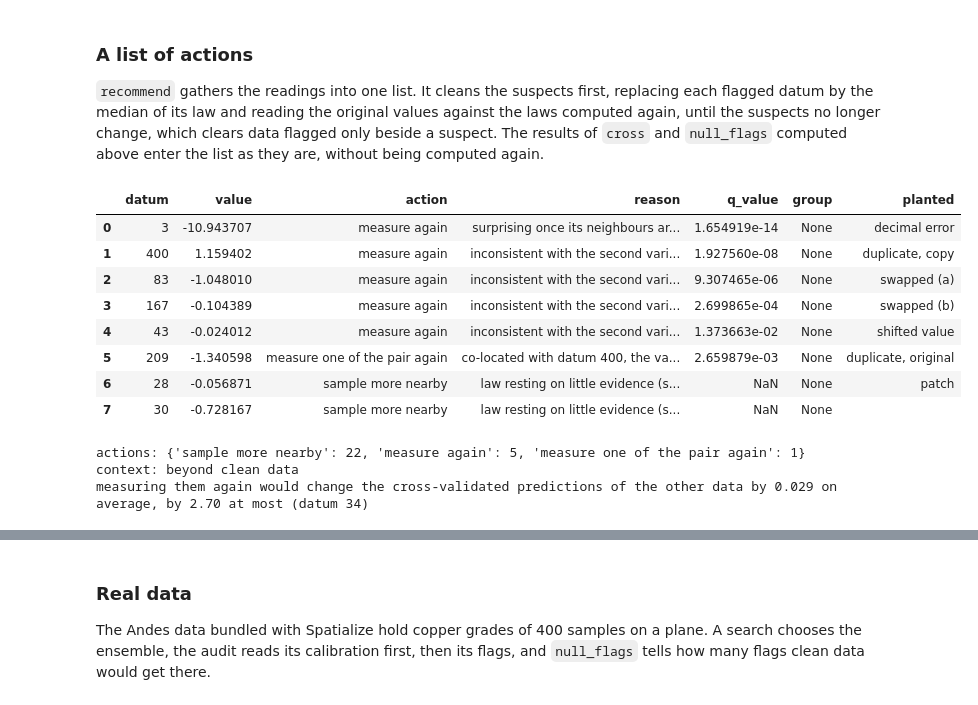
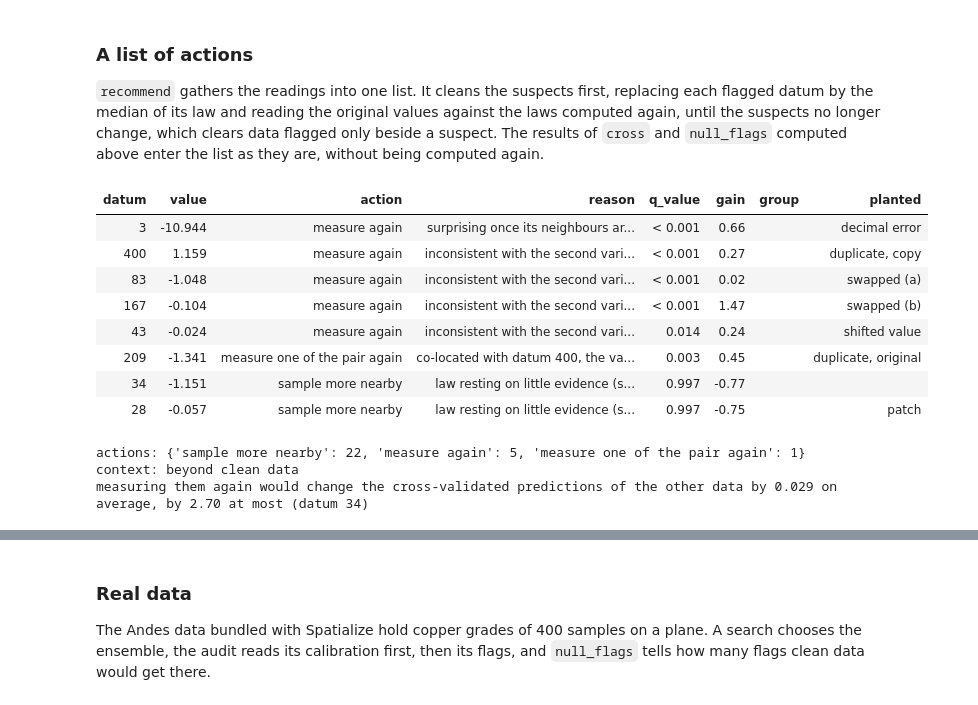
Before and after one commit to alges/spatialize-examples, a Jupyter notebook: examples/07_posterior_eda/19_posterior_eda.ipynb, the cells around one changed output, grey strips where cells are left out. Cells and saved outputs as stored; diff of their text form; code cells hidden in the pictures.

Commit message:
Notebook 19: the columns of the list explained, readable tables and the actions on the map; README lists the current notebooks

```diff
--- a/examples/07_posterior_eda/19_posterior_eda.ipynb
+++ b/examples/07_posterior_eda/19_posterior_eda.ipynb
@@ -395,25 +395,32 @@ datum by the median of its law and reading the original values against the laws
 the suspects no longer change, which clears data flagged only beside a suspect. The results of `cross`
 and `null_flags` computed above enter the list as they are, without being computed again.
 # %%
+def show(table, rows=8):
+    # q-values below 0.001 shown as such, the rows being sorted by strength already
+    return table.head(rows).style.hide(axis="index").format(
+        {"value": "{:.3f}", "gain": "{:.2f}",
+         "q_value": lambda q: "< 0.001" if q < 0.001 else f"{q:.3f}"}, na_rep="")
+
+
 recommendations = audit.recommend(cross=cross, null=null)
 recommendations["planted"] = [names.get(d, "") for d in recommendations.datum]
-display(recommendations.head(8))
+display(show(recommendations))
 print("actions:", recommendations.attrs["counts"])
 print("context:", recommendations.attrs["context"]["verdict"])
 effect = recommendations.attrs["effect"]
 print(f"measuring them again would change the cross-validated predictions of the other data by "
       f"{effect['mean_abs_change']:.3f} on average, by {effect['max_abs_change']:.2f} at most "
       f"(datum {effect['datum_most_changed']})")
 # %% [output]
-|  | datum | value | action | reason | q_value | group | planted |
-| 0 | 3 | -10.943707 | measure again | surprising once its neighbours ar... | 1.654919e-14 | None | decimal error |
-| 1 | 400 | 1.159402 | measure again | inconsistent with the second vari... | 1.927560e-08 | None | duplicate, copy |
-| 2 | 83 | -1.048010 | measure again | inconsistent with the second vari... | 9.307465e-06 | None | swapped (a) |
-| 3 | 167 | -0.104389 | measure again | inconsistent with the second vari... | 2.699865e-04 | None | swapped (b) |
-| 4 | 43 | -0.024012 | measure again | inconsistent with the second vari... | 1.373663e-02 | None | shifted value |
-| 5 | 209 | -1.340598 | measure one of the pair again | co-located with datum 400, the va... | 2.659879e-03 | None | duplicate, original |
-| 6 | 28 | -0.056871 | sample more nearby | law resting on little evidence (s... | NaN | None | patch |
-| 7 | 30 | -0.728167 | sample more nearby | law resting on little evidence (s... | NaN | None |  |
+| datum | value | action | reason | q_value | gain | group | planted |
+| 3 | -10.944 | measure again | surprising once its neighbours ar... | < 0.001 | 0.66 |  | decimal error |
+| 400 | 1.159 | measure again | inconsistent with the second vari... | < 0.001 | 0.27 |  | duplicate, copy |
+| 83 | -1.048 | measure again | inconsistent with the second vari... | < 0.001 | 0.02 |  | swapped (a) |
+| 167 | -0.104 | measure again | inconsistent with the second vari... | < 0.001 | 1.47 |  | swapped (b) |
+| 43 | -0.024 | measure again | inconsistent with the second vari... | 0.014 | 0.24 |  | shifted value |
+| 209 | -1.341 | measure one of the pair again | co-located with datum 400, the va... | 0.003 | 0.45 |  | duplicate, original |
+| 34 | -1.151 | sample more nearby | law resting on little evidence (s... | 0.997 | -0.77 |  |  |
+| 28 | -0.057 | sample more nearby | law resting on little evidence (s... | 0.997 | -0.75 |  | patch |
 actions: {'sample more nearby': 22, 'measure again': 5, 'measure one of the pair again': 1}
 context: beyond clean data
 measuring them again would change the cross-validated predictions of the other data by 0.029 on average, by 2.70 at most (datum 34)
```
Also changed, not shown: parts of 9 cells of this notebook, 1 other file.
